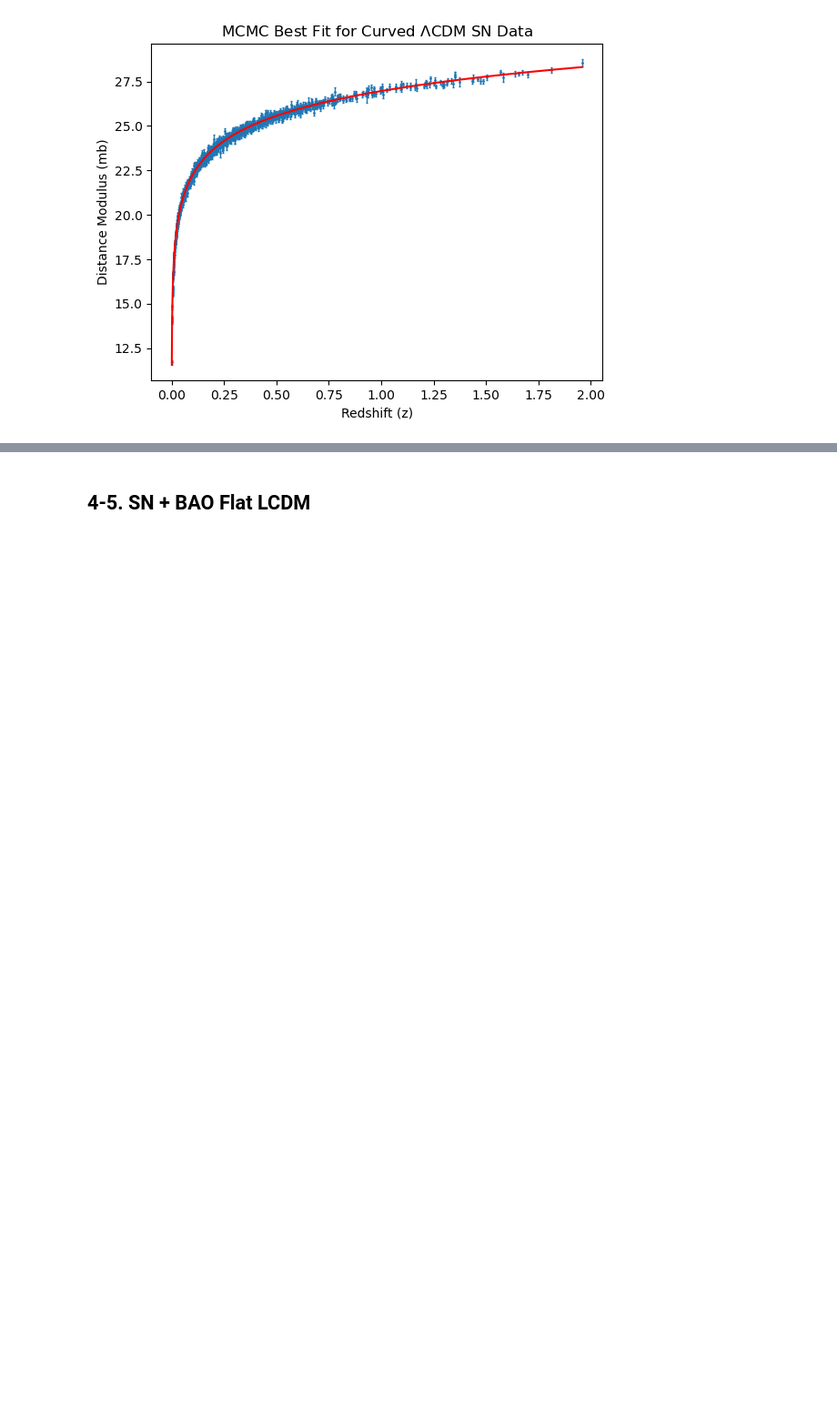
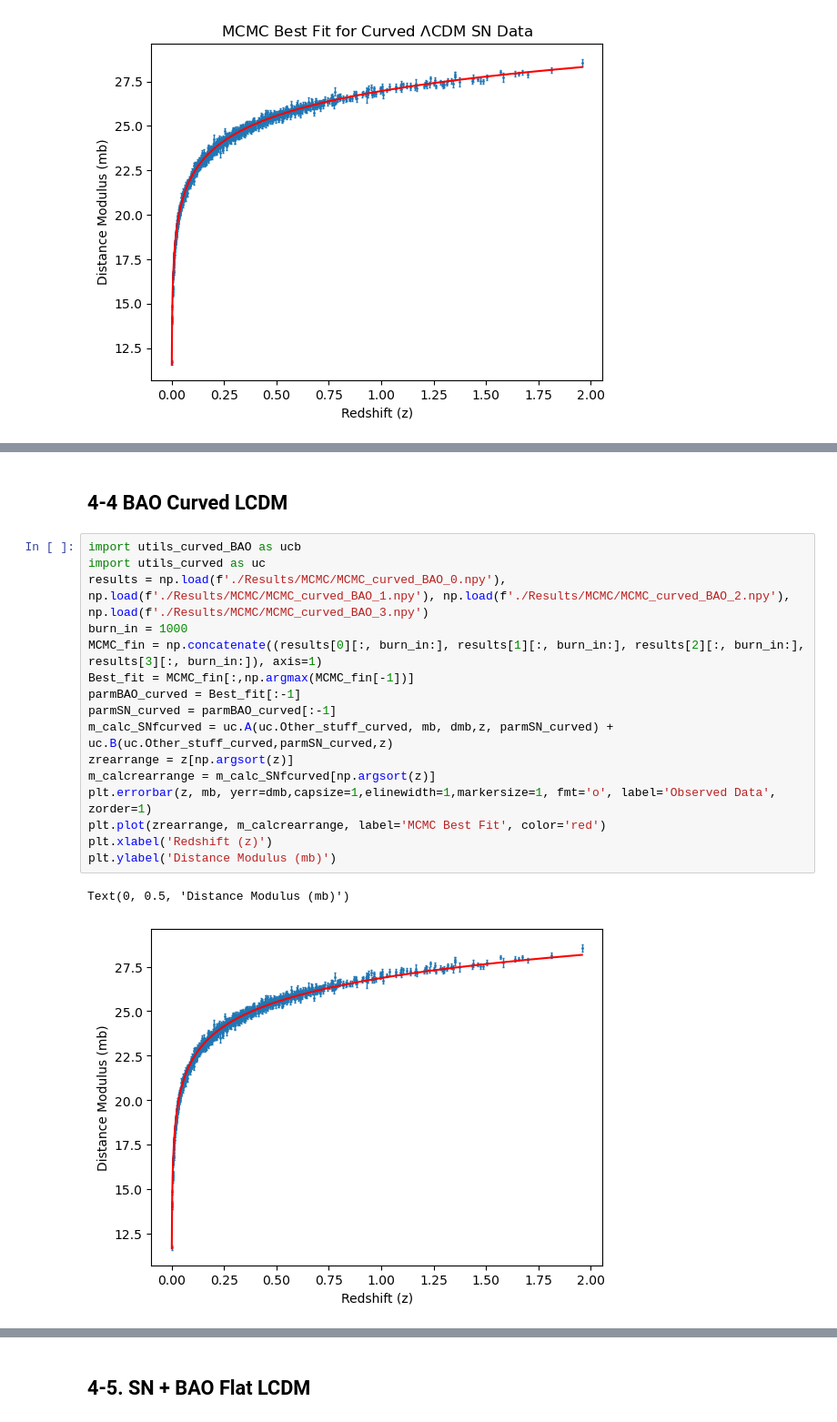
Before and after one commit to john1256/KASI_Ms, a Jupyter notebook: 2025/Field_research/Midterm_proj2_analmarg.ipynb, the cells around one changed output, grey strips where cells are left out. Shown at 91% size. Drawn from its saved outputs; the diff is of its cells as text; blank space fills up the shorter version.

```diff
--- a/2025/Field_research/Midterm_proj2_analmarg.ipynb
+++ b/2025/Field_research/Midterm_proj2_analmarg.ipynb
@@ -588,0 +669,21 @@ plt.savefig('./Figs/MCMC_SN_curved_best_fit_toSNdata.png', dpi=300, bbox_inches=
+# %% [markdown]
+## 4-4 BAO Curved LCDM
+# %%
+import utils_curved_BAO as ucb
+import utils_curved as uc
+results = np.load(f'./Results/MCMC/MCMC_curved_BAO_0.npy'), np.load(f'./Results/MCMC/MCMC_curved_BAO_1.npy'), np.load(f'./Results/MCMC/MCMC_curved_BAO_2.npy'), np.load(f'./Results/MCMC/MCMC_curved_BAO_3.npy')
+burn_in = 1000
+MCMC_fin = np.concatenate((results[0][:, burn_in:], results[1][:, burn_in:], results[2][:, burn_in:], results[3][:, burn_in:]), axis=1)
+Best_fit = MCMC_fin[:,np.argmax(MCMC_fin[-1])]
+parmBAO_curved = Best_fit[:-1]
+parmSN_curved = parmBAO_curved[:-1]
+m_calc_SNfcurved = uc.A(uc.Other_stuff_curved, mb, dmb,z, parmSN_curved) + uc.B(uc.Other_stuff_curved,parmSN_curved,z)
+zrearrange = z[np.argsort(z)]
+m_calcrearrange = m_calc_SNfcurved[np.argsort(z)]
+plt.errorbar(z, mb, yerr=dmb,capsize=1,elinewidth=1,markersize=1, fmt='o', label='Observed Data', zorder=1)
+plt.plot(zrearrange, m_calcrearrange, label='MCMC Best Fit', color='red')
+plt.xlabel('Redshift (z)')
+plt.ylabel('Distance Modulus (mb)')
+# %% [output]
+Text(0, 0.5, 'Distance Modulus (mb)')
+[figure, added]
```
Also changed, not shown: parts of 8 cells of this notebook, 1 other file.
